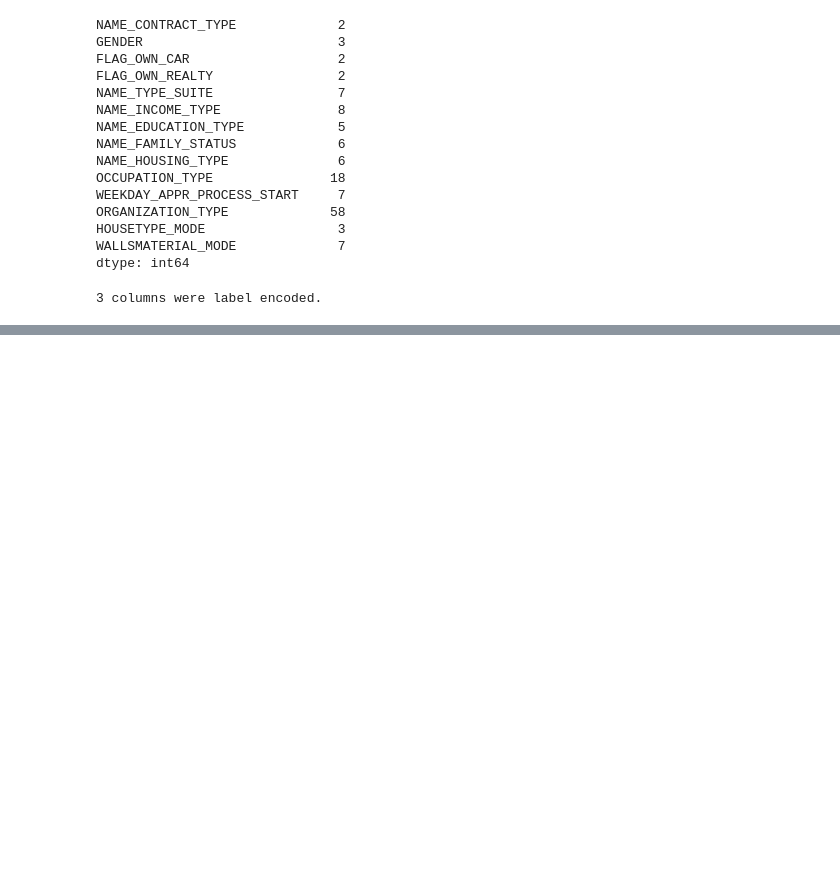
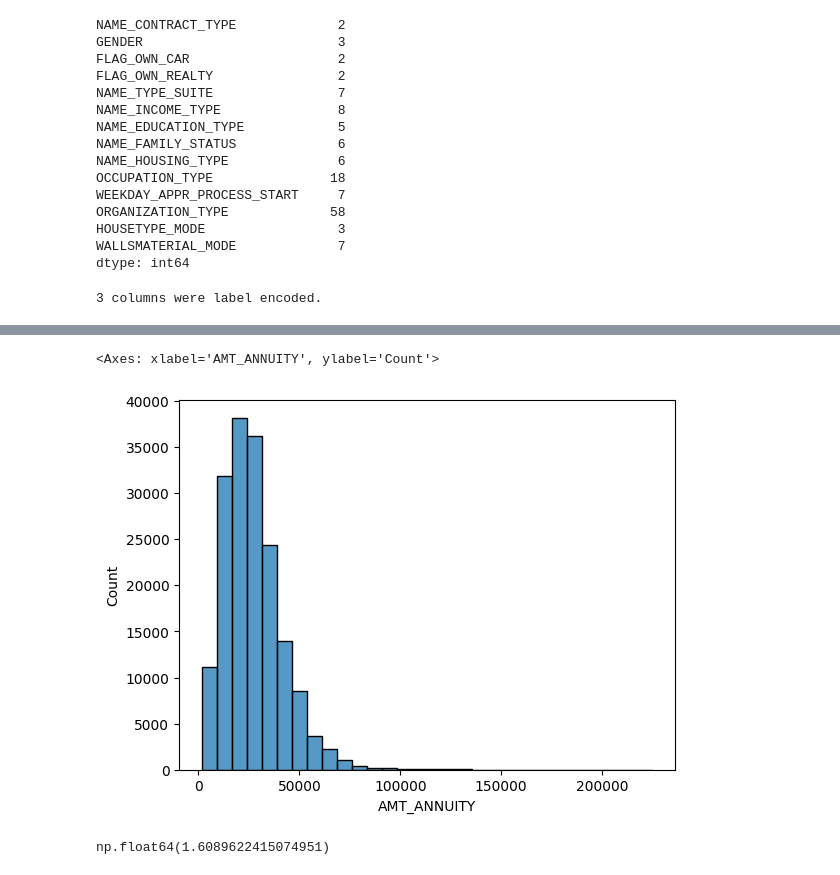
Before and after one commit to TheEngHamza/CreditRisk_HomeCredit, a Jupyter notebook: notebooks/EDA.ipynb, the cells around one changed output, grey strips where cells are left out. Drawn from its saved outputs; the diff is of its cells as text; code cells hidden in the pictures; blank space fills up the shorter version.

```diff
--- a/notebooks/EDA.ipynb
+++ b/notebooks/EDA.ipynb
@@ -306,0 +515,2 @@ Analyse de l'importance de chaque variable sur la cible
+# %%
+df = pd.get_dummies(df, drop_first=True)
@@ -306,0 +556,6 @@ Analyse de l'importance de chaque variable sur la cible
+# %%
+mask_invalid = (df['FLAG_OWN_CAR'] == 1) & (df['OWN_CAR_AGE'].isnull())
+# %%
+df_clean = df[~mask_invalid].copy()
+# %%
+df_clean.fillna({'OWN_CAR_AGE': 0}, inplace=True)
@@ -306,0 +582,9 @@ Analyse de l'importance de chaque variable sur la cible
+# %%
+sns.histplot(data=df_clean, x='AMT_ANNUITY', multiple='stack', bins=30)
+# %% [output]
+<Axes: xlabel='AMT_ANNUITY', ylabel='Count'>
+[figure, added]
+# %%
+df_clean['AMT_ANNUITY'].skew()
+# %% [output]
+np.float64(1.6089622415074951)
```
Also changed, not shown: parts of 93 cells of this notebook.
